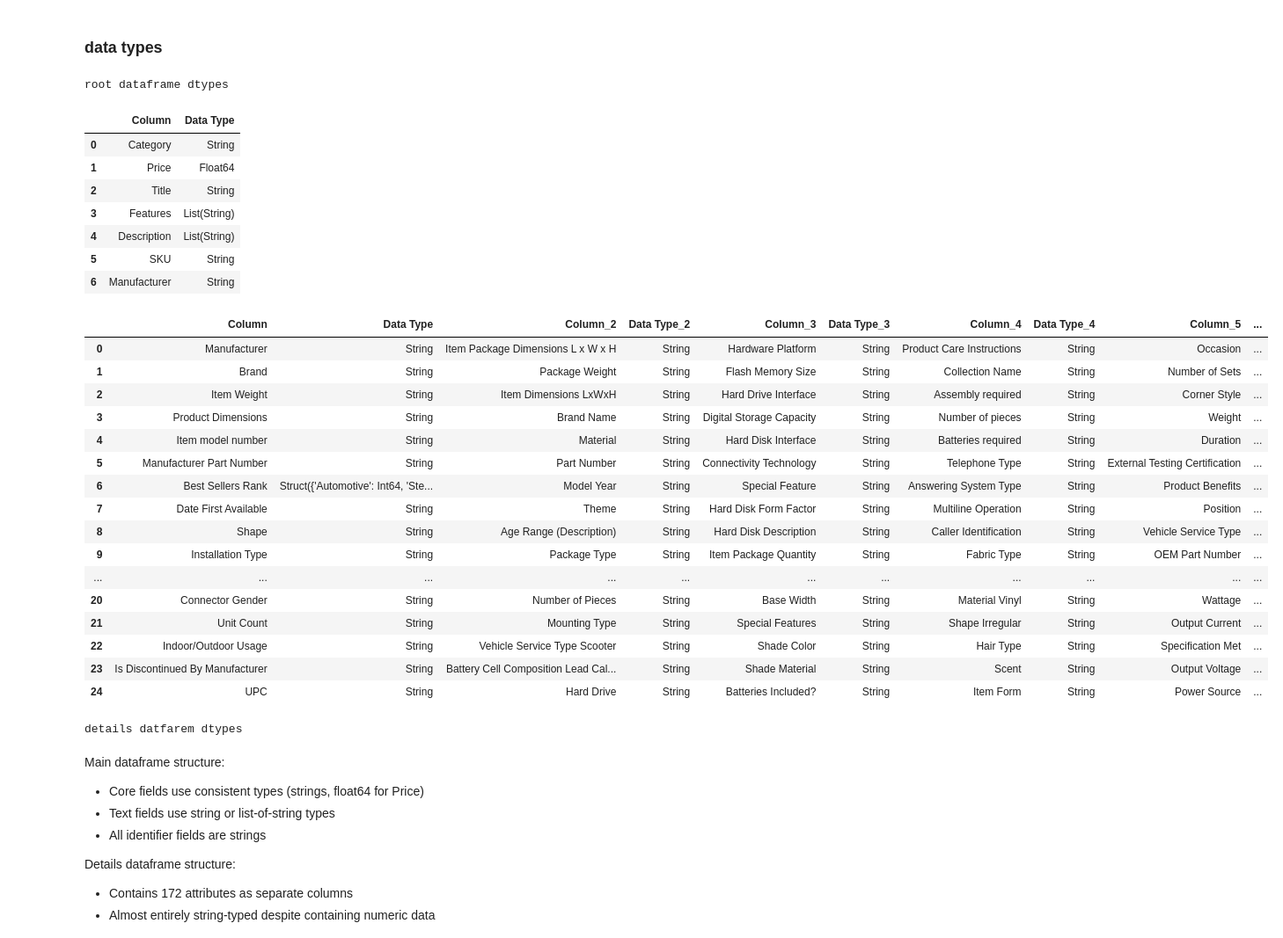
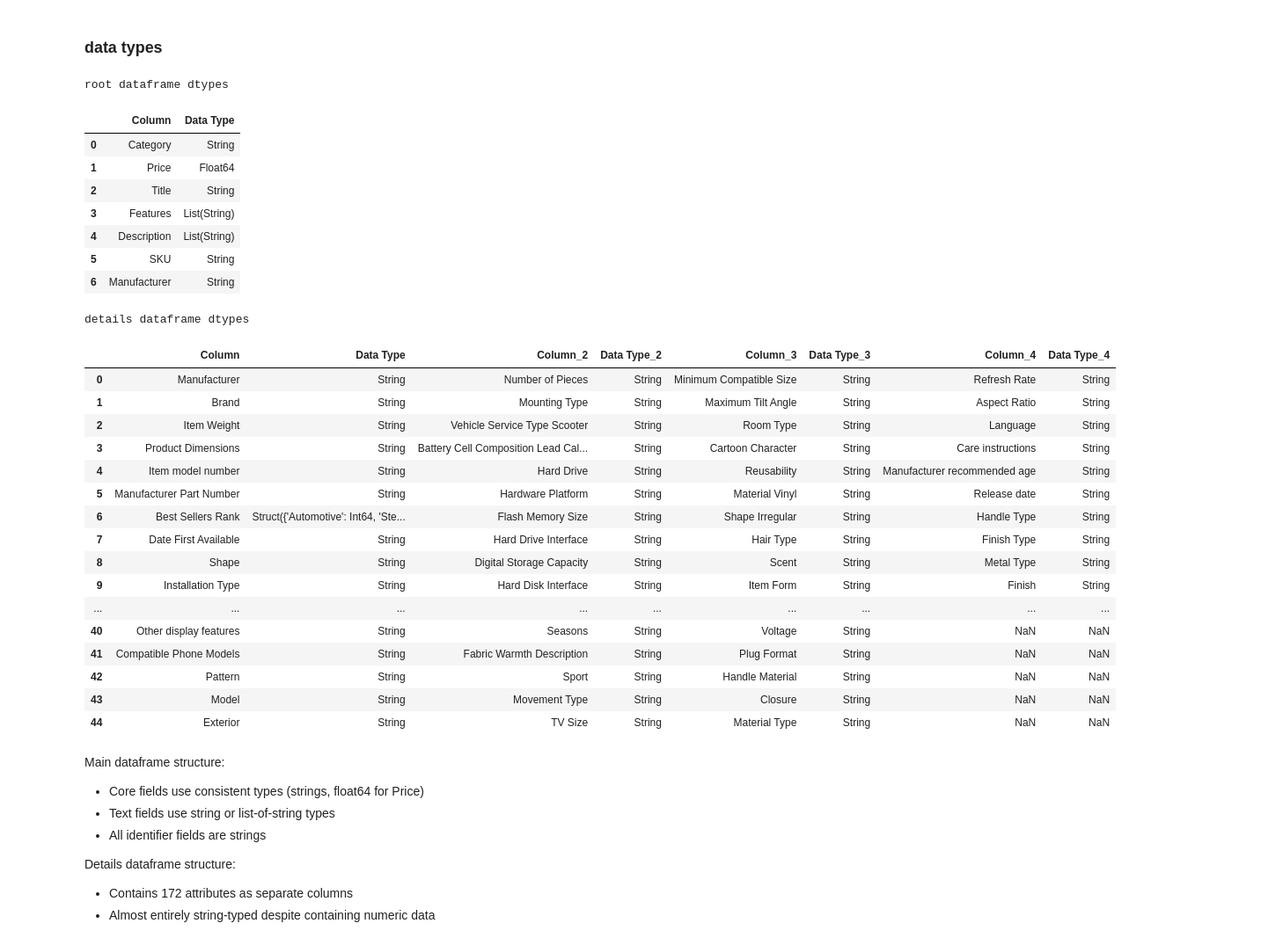
Before and after one commit to x81k25/amazon-product-classification, a Jupyter notebook: notebooks/data-discovery.ipynb, the cells around one changed output. Shown: that part at 88% size. Drawn from its saved outputs; the diff is of its cells as text; code cells hidden in the pictures.

```diff
--- a/notebooks/data-discovery.ipynb
+++ b/notebooks/data-discovery.ipynb
@@ -25,8 +25,8 @@ from IPython.display import display
 Let's read in our data from the creditcard.parquet file in the data folder. The original .csv has been reformatted to specify data types and reduce the size of the file. The code that was used to do this is included in the scripts folder.
 # %%
 # read in data from parquet
-df = pl.read_parquet('../data/00_products_labeled.parquet')
+df = pl.read_parquet('../data/00_products_unzipped.parquet')
 
-# display a few rows of the dataframe
-display(df.head(3))
+# display with styling
+display(df.to_pandas().head(3).style.set_properties(**{'max-width': '150px', 'text-overflow': 'ellipsis'}))
 # %% [output]
@@ -88,58 +86,57 @@ details_dtype = pd.DataFrame(details_dtype_list, columns=['Column', 'Data Type']
 
 # Reorganize into groups of 25
 num_cols = len(details_dtype)
-group_size = 25
+group_size = 45
 num_groups = (num_cols + group_size - 1) // group_size
 
 # Create compact display dataframe
 compact_df = pd.DataFrame()
 
 for i in range(num_groups):
    start_idx = i * group_size
    end_idx = min(start_idx + group_size, num_cols)
 
    group_data = details_dtype.iloc[start_idx:end_idx].reset_index(drop=True)
 
    # Add to result dataframe
    if i == 0:
        compact_df = group_data
    else:
        # Rename columns for additional groups
        group_data.columns = [f'Column_{i+1}', f'Data Type_{i+1}']
        compact_df = pd.concat([compact_df, group_data], axis=1)
 
 # Display result
+print("details dataframe dtypes")
 display(compact_df)
-
-print("details datfarem dtypes")
 # %% [output]
 root dataframe dtypes
 |  | Column | Data Type |
 | 0 | Category | String |
 | 1 | Price | Float64 |
 | 2 | Title | String |
 | 3 | Features | List(String) |
 | 4 | Description | List(String) |
 | 5 | SKU | String |
 | 6 | Manufacturer | String |
+details dataframe dtypes
-|  | Column | Data Type | Column_2 | Data Type_2 | Column_3 | Data Type_3 | Column_4 | Data Type_4 | Column_5 | ... |
-| 0 | Manufacturer | String | Item Package Dimensions L x W x H | String | Hardware Platform | String | Product Care Instructions | String | Occasion | ... |
-| 1 | Brand | String | Package Weight | String | Flash Memory Size | String | Collection Name | String | Number of Sets | ... |
-| 2 | Item Weight | String | Item Dimensions LxWxH | String | Hard Drive Interface | String | Assembly required | String | Corner Style | ... |
-| 3 | Product Dimensions | String | Brand Name | String | Digital Storage Capacity | String | Number of pieces | String | Weight | ... |
-| 4 | Item model number | String | Material | String | Hard Disk Interface | String | Batteries required | String | Duration | ... |
-| 5 | Manufacturer Part Number | String | Part Number | String | Connectivity Technology | String | Telephone Type | String | External Testing Certification | ... |
-| 6 | Best Sellers Rank | Struct({'Automotive': Int64, 'Ste... | Model Year | String | Special Feature | String | Answering System Type | String | Product Benefits | ... |
-| 7 | Date First Available | String | Theme | String | Hard Disk Form Factor | String | Multiline Operation | String | Position | ... |
-| 8 | Shape | String | Age Range (Description) | String | Hard Disk Description | String | Caller Identification | String | Vehicle Service Type | ... |
-| 9 | Installation Type | String | Package Type | String | Item Package Quantity | String | Fabric Type | String | OEM Part Number | ... |
-| ... | ... | ... | ... | ... | ... | ... | ... | ... | ... | ... |
-| 20 | Connector Gender | String | Number of Pieces | String | Base Width | String | Material Vinyl | String | Wattage | ... |
-| 21 | Unit Count | String | Mounting Type | String | Special Features | String | Shape Irregular | String | Output Current | ... |
-| 22 | Indoor/Outdoor Usage | String | Vehicle Service Type Scooter | String | Shade Color | String | Hair Type | String | Specification Met | ... |
-| 23 | Is Discontinued By Manufacturer | String | Battery Cell Composition Lead Cal... | String | Shade Material | String | Scent | String | Output Voltage | ... |
-| 24 | UPC | String | Hard Drive | String | Batteries Included? | String | Item Form | String | Power Source | ... |
+|  | Column | Data Type | Column_2 | Data Type_2 | Column_3 | Data Type_3 | Column_4 | Data Type_4 |
+| 0 | Manufacturer | String | Number of Pieces | String | Minimum Compatible Size | String | Refresh Rate | String |
+| 1 | Brand | String | Mounting Type | String | Maximum Tilt Angle | String | Aspect Ratio | String |
+| 2 | Item Weight | String | Vehicle Service Type Scooter | String | Room Type | String | Language | String |
+| 3 | Product Dimensions | String | Battery Cell Composition Lead Cal... | String | Cartoon Character | String | Care instructions | String |
+| 4 | Item model number | String | Hard Drive | String | Reusability | String | Manufacturer recommended age | String |
+| 5 | Manufacturer Part Number | String | Hardware Platform | String | Material Vinyl | String | Release date | String |
+| 6 | Best Sellers Rank | Struct({'Automotive': Int64, 'Ste... | Flash Memory Size | String | Shape Irregular | String | Handle Type | String |
+| 7 | Date First Available | String | Hard Drive Interface | String | Hair Type | String | Finish Type | String |
+| 8 | Shape | String | Digital Storage Capacity | String | Scent | String | Metal Type | String |
+| 9 | Installation Type | String | Hard Disk Interface | String | Item Form | String | Finish | String |
+| ... | ... | ... | ... | ... | ... | ... | ... | ... |
+| 40 | Other display features | String | Seasons | String | Voltage | String | NaN | NaN |
+| 41 | Compatible Phone Models | String | Fabric Warmth Description | String | Plug Format | String | NaN | NaN |
+| 42 | Pattern | String | Sport | String | Handle Material | String | NaN | NaN |
+| 43 | Model | String | Movement Type | String | Closure | String | NaN | NaN |
+| 44 | Exterior | String | TV Size | String | Material Type | String | NaN | NaN |
-details datfarem dtypes
 # %% [markdown]
 Main dataframe structure:
 - Core fields use consistent types (strings, float64 for Price)
```
Also changed, not shown: parts of 6 cells of this notebook, 9 other files.
